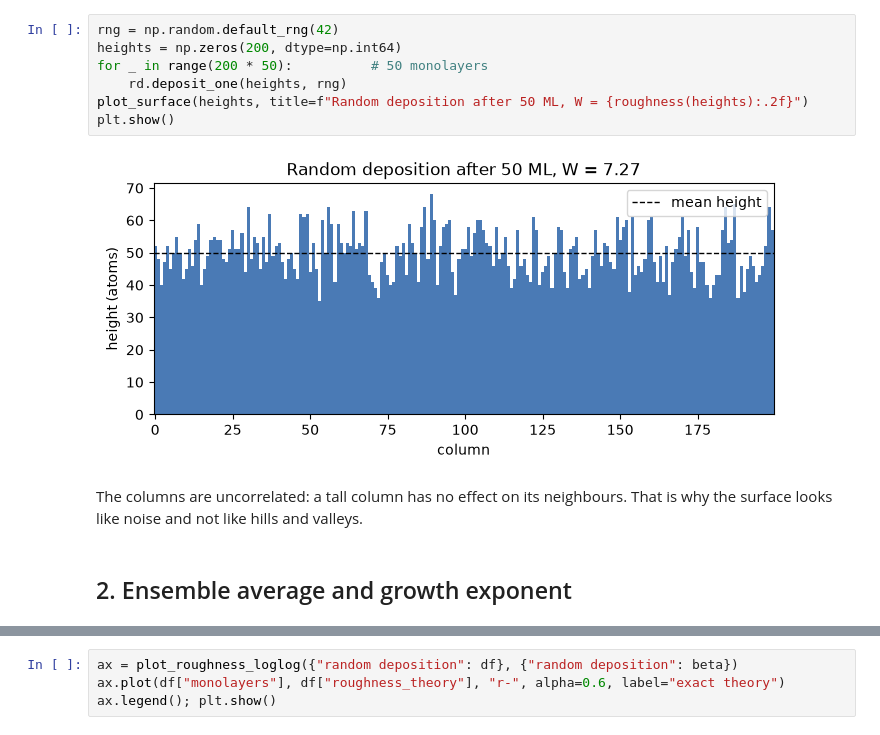
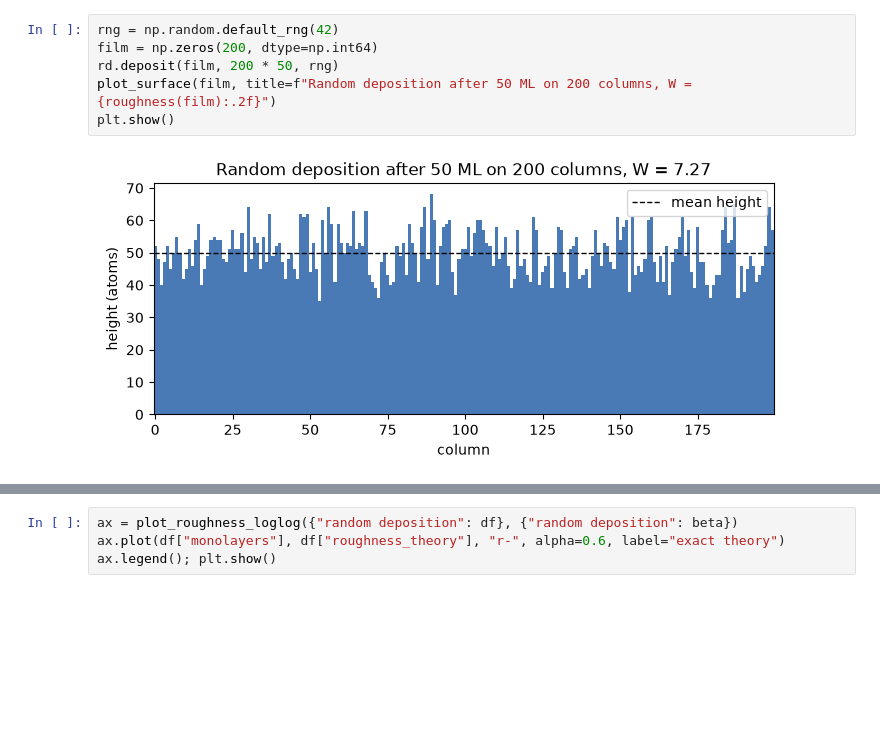
Before and after one commit to nhamhung/thin-film-growth, a Jupyter notebook: notebooks/01_random_deposition.ipynb, the cells around one changed output, grey strips where cells are left out. Cells and saved outputs as stored; diff of their text form; blank space fills up the shorter version.

```diff
--- a/notebooks/01_random_deposition.ipynb
+++ b/notebooks/01_random_deposition.ipynb
@@ -32,13 +281,8 @@ This uses `deposit_one`, the model's rule written out directly: pick a column an
 # %%
 rng = np.random.default_rng(42)
-heights = np.zeros(200, dtype=np.int64)
-for _ in range(200 * 50):          # 50 monolayers
-    rd.deposit_one(heights, rng)
-plot_surface(heights, title=f"Random deposition after 50 ML, W = {roughness(heights):.2f}")
+film = np.zeros(200, dtype=np.int64)
+rd.deposit(film, 200 * 50, rng)
+plot_surface(film, title=f"Random deposition after 50 ML on 200 columns, W = {roughness(film):.2f}")
 plt.show()
 # %% [output]
-[figure, old version]
+[figure, new version]
-# %% [markdown]
-The columns are uncorrelated: a tall column has no effect on its neighbours. That is why the surface looks like noise and not like hills and valleys.
-# %% [markdown]
-## 2. Ensemble average and growth exponent
```
Also changed, not shown: parts of 58 cells of this notebook, 19 other files.
